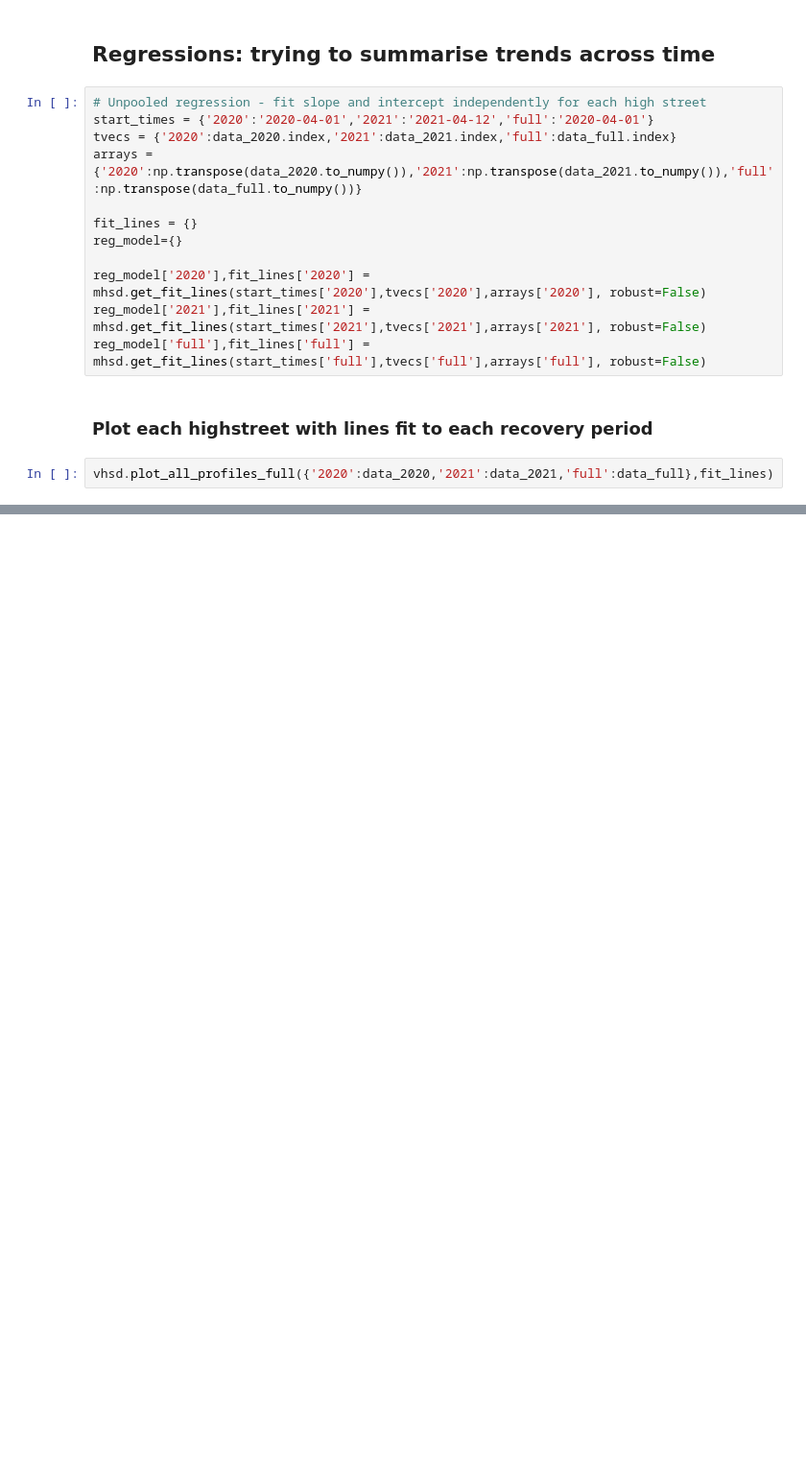
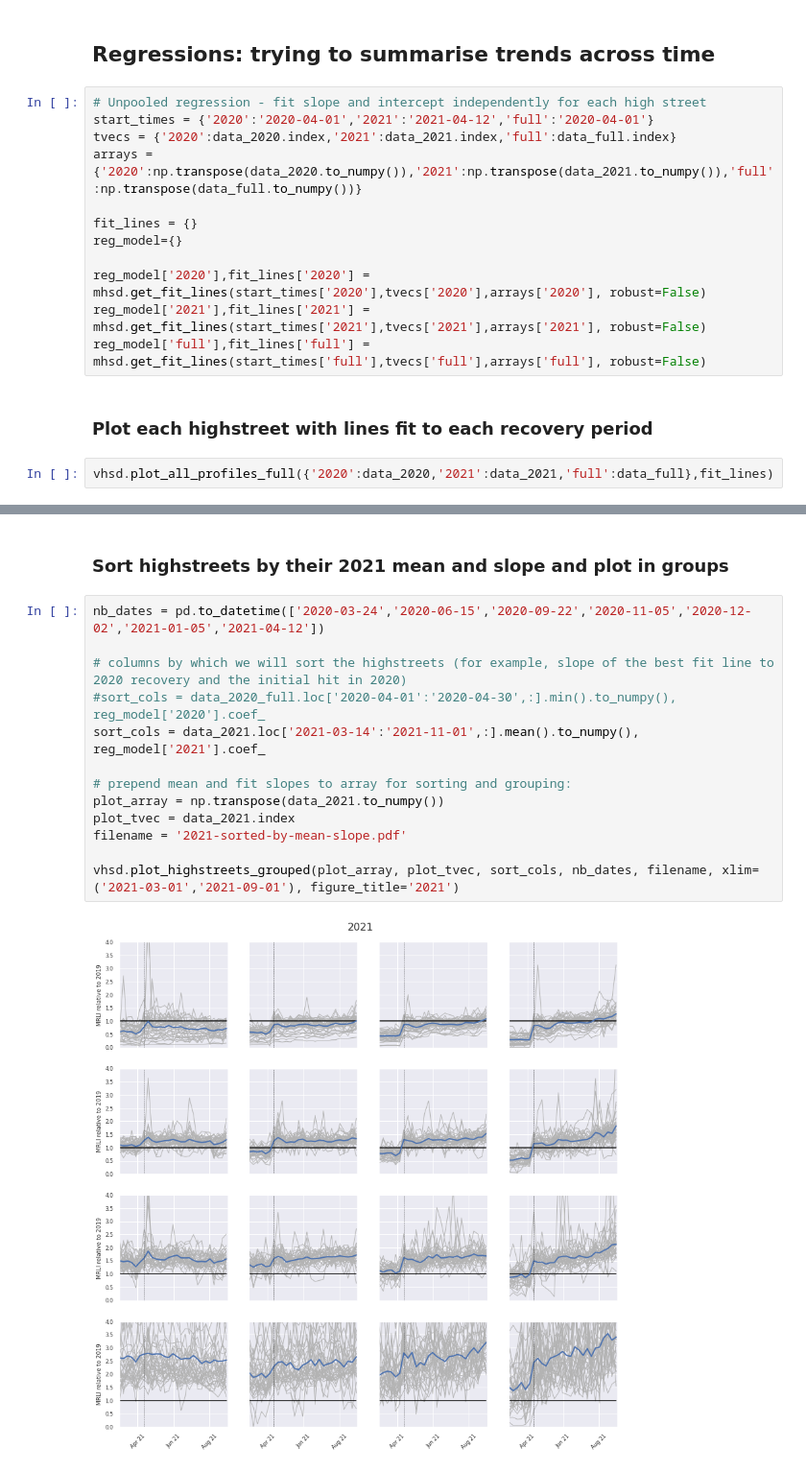
Before and after one commit to Greater-London-Authority/highstreets, a Jupyter notebook: highstreets/notebooks/exploratory/0.3-cd-hs_regressions.ipynb, the cells around one changed output, grey strips where cells are left out. Shown at 96% size. Cells and saved outputs as stored; diff of their text form; blank space fills up the shorter version.

```diff
--- a/highstreets/notebooks/exploratory/0.3-cd-hs_regressions.ipynb
+++ b/highstreets/notebooks/exploratory/0.3-cd-hs_regressions.ipynb
@@ -115,0 +100,17 @@ executing.executing.NotOneValueFound: Expected one value, found 0
+# %% [markdown]
+### Sort highstreets by their 2021 mean and slope and plot in groups
+# %%
+nb_dates = pd.to_datetime(['2020-03-24','2020-06-15','2020-09-22','2020-11-05','2020-12-02','2021-01-05','2021-04-12'])
+
+# columns by which we will sort the highstreets (for example, slope of the best fit line to 2020 recovery and the initial hit in 2020)
+#sort_cols = data_2020_full.loc['2020-04-01':'2020-04-30',:].min().to_numpy(), reg_model['2020'].coef_
+sort_cols = data_2021.loc['2021-03-14':'2021-11-01',:].mean().to_numpy(), reg_model['2021'].coef_
+
+# prepend mean and fit slopes to array for sorting and grouping:
+plot_array = np.transpose(data_2021.to_numpy())
+plot_tvec = data_2021.index
+filename = '2021-sorted-by-mean-slope.pdf'
+
+vhsd.plot_highstreets_grouped(plot_array, plot_tvec, sort_cols, nb_dates, filename, xlim=('2021-03-01','2021-09-01'), figure_title='2021')
+# %% [output]
+[figure, added]
```
Also changed, not shown: parts of 7 cells of this notebook, 7 other files.
